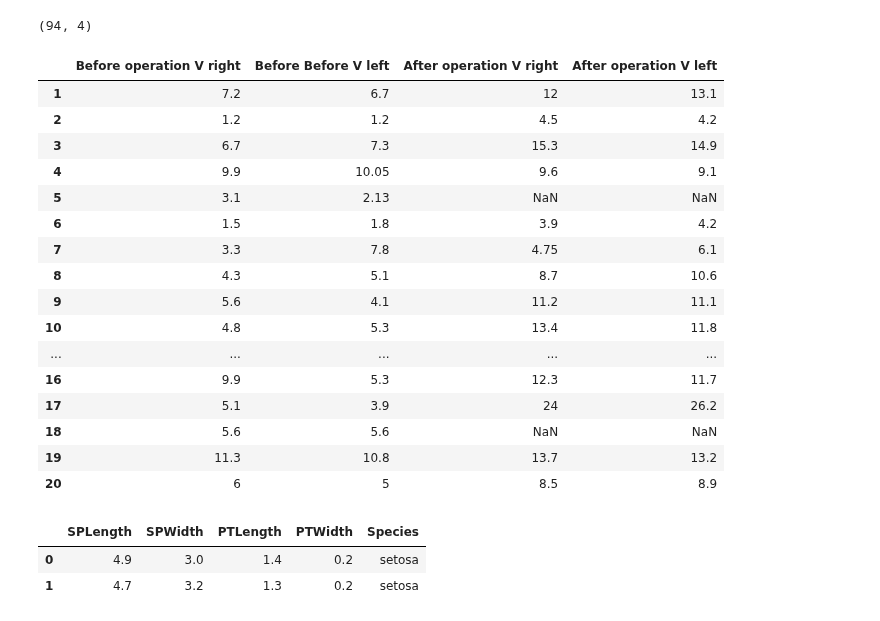
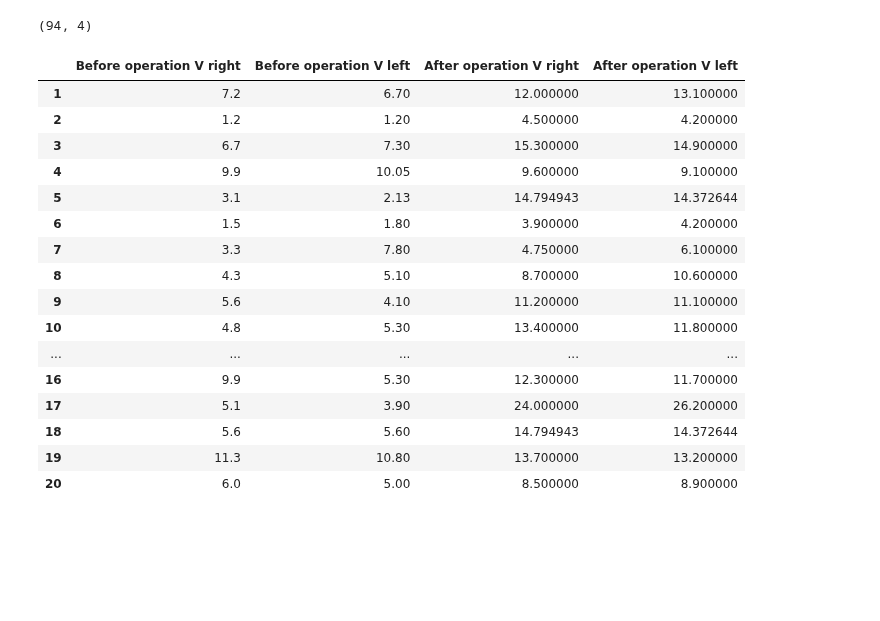
Before and after one commit to YukiTheKilla/math_statistics, a Jupyter notebook: Тема 3. Статистические гипотезы/main_surgery.ipynb, the cells around one changed output. Drawn from its saved outputs; the diff is of its cells as text; code cells hidden in the pictures; blank space fills up the shorter version.

```diff
--- a/Тема 3. Статистические гипотезы/main_surgery.ipynb
+++ b/Тема 3. Статистические гипотезы/main_surgery.ipynb
@@ -11,35 +11,29 @@ from statsmodels.stats.diagnostic import normal_ad
 # %%
 df = pd.read_excel("Задания/Datasets/surgery.xlsx")
 df.columns = ['Before operation V right', 'Before operation V left', 'After operation V right', 'After operation V left']
 df = df.drop([0])
 print(df.shape)
+df = df.fillna(df.mean())
 df.head(20)
 # %% [output]
 (94, 4)
-|  | Before operation V right | Before Before V left | After operation V right | After operation V left |
-| 1 | 7.2 | 6.7 | 12 | 13.1 |
-| 2 | 1.2 | 1.2 | 4.5 | 4.2 |
-| 3 | 6.7 | 7.3 | 15.3 | 14.9 |
-| 4 | 9.9 | 10.05 | 9.6 | 9.1 |
-| 5 | 3.1 | 2.13 | NaN | NaN |
-| 6 | 1.5 | 1.8 | 3.9 | 4.2 |
-| 7 | 3.3 | 7.8 | 4.75 | 6.1 |
-| 8 | 4.3 | 5.1 | 8.7 | 10.6 |
-| 9 | 5.6 | 4.1 | 11.2 | 11.1 |
-| 10 | 4.8 | 5.3 | 13.4 | 11.8 |
+|  | Before operation V right | Before operation V left | After operation V right | After operation V left |
+| 1 | 7.2 | 6.70 | 12.000000 | 13.100000 |
+| 2 | 1.2 | 1.20 | 4.500000 | 4.200000 |
+| 3 | 6.7 | 7.30 | 15.300000 | 14.900000 |
+| 4 | 9.9 | 10.05 | 9.600000 | 9.100000 |
+| 5 | 3.1 | 2.13 | 14.794943 | 14.372644 |
+| 6 | 1.5 | 1.80 | 3.900000 | 4.200000 |
+| 7 | 3.3 | 7.80 | 4.750000 | 6.100000 |
+| 8 | 4.3 | 5.10 | 8.700000 | 10.600000 |
+| 9 | 5.6 | 4.10 | 11.200000 | 11.100000 |
+| 10 | 4.8 | 5.30 | 13.400000 | 11.800000 |
 | ... | ... | ... | ... | ... |
-| 16 | 9.9 | 5.3 | 12.3 | 11.7 |
-| 17 | 5.1 | 3.9 | 24 | 26.2 |
-| 18 | 5.6 | 5.6 | NaN | NaN |
-| 19 | 11.3 | 10.8 | 13.7 | 13.2 |
-| 20 | 6 | 5 | 8.5 | 8.9 |
+| 16 | 9.9 | 5.30 | 12.300000 | 11.700000 |
+| 17 | 5.1 | 3.90 | 24.000000 | 26.200000 |
+| 18 | 5.6 | 5.60 | 14.794943 | 14.372644 |
+| 19 | 11.3 | 10.80 | 13.700000 | 13.200000 |
+| 20 | 6.0 | 5.00 | 8.500000 | 8.900000 |
-# %%
-df['Species'] = df['Species'].str.replace('Iris-', '', regex=False)
-df.head(2)
-# %% [output]
-|  | SPLength | SPWidth | PTLength | PTWidth | Species |
-| 0 | 4.9 | 3.0 | 1.4 | 0.2 | setosa |
-| 1 | 4.7 | 3.2 | 1.3 | 0.2 | setosa |
 # %%
 df.info()
 # %% [output]
```
Also changed, not shown: parts of 12 cells of this notebook, 3 other files.
